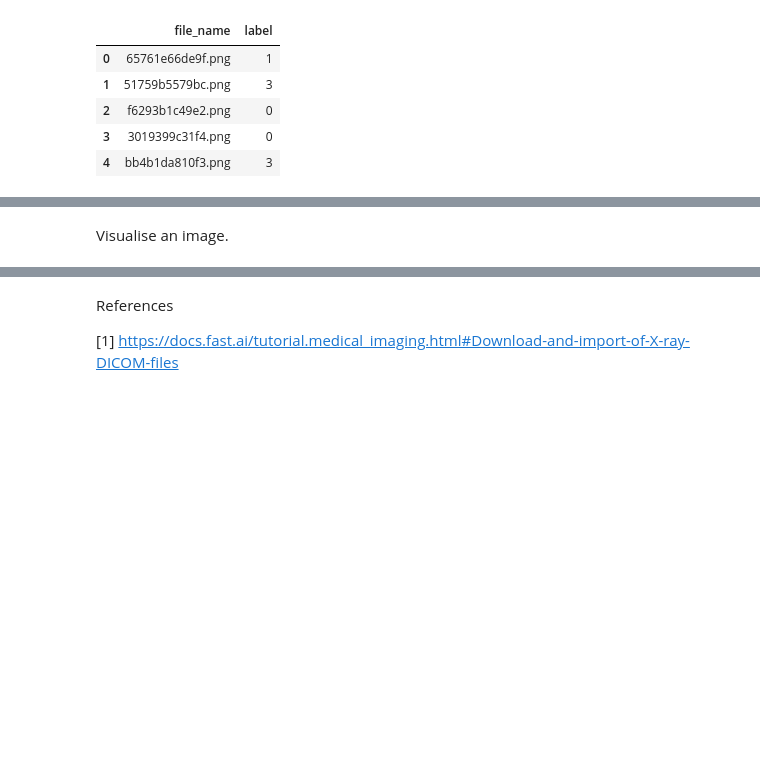
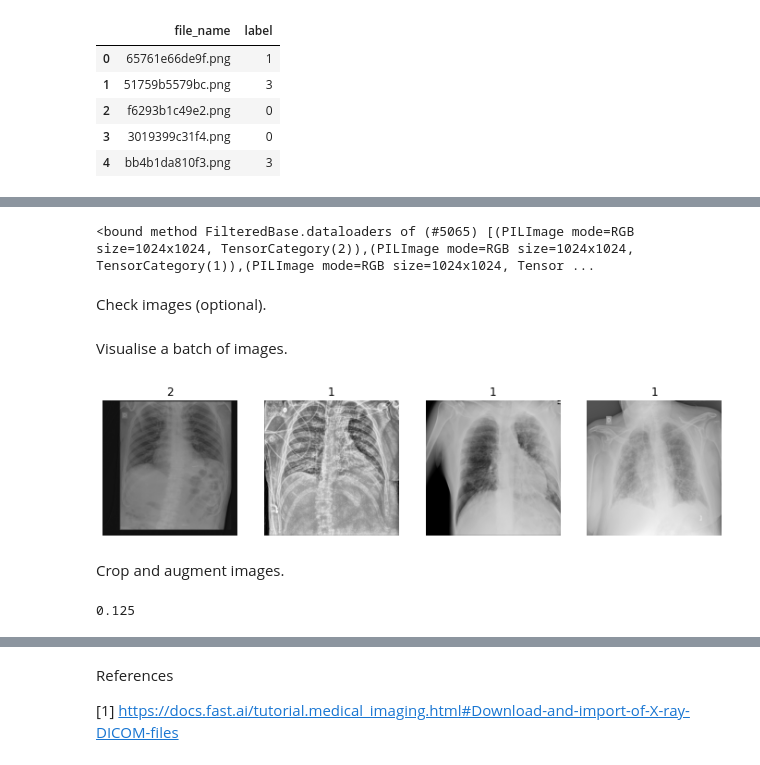
Before and after one commit to avkornaev/Fast_AI_course, a Jupyter notebook: XRayImagesAnalysis.ipynb, the cells around one changed output, grey strips where cells are left out. Saved outputs shown, nothing was run; the diff lists cells and outputs as text; code cells hidden in the pictures; blank space fills up the shorter version.

```diff
--- a/XRayImagesAnalysis.ipynb
+++ b/XRayImagesAnalysis.ipynb
@@ -40,6 +46,6 @@ print(os.listdir('/content')) # and it's content
 # %%
 import json
-with open(path/"targets.json", "r") as f:
+with open(dataPath/"targets.json", "r") as f:
     targets = json.load(f)
 print(targets)
 # %% [output]
@@ -75,5 +91,15 @@ Download and import of X-ray images.
 # %%
 #images_source = untar_data()
-xray = ImageDataLoaders.from_df(targetsDF, path=dataPath, valid_pct=0.2, seed=None, fn_col=0, folder=imdsFolder, suff='', label_col=1, label_delim=None, y_block=None, valid_col=None, item_tfms=None, batch_tfms=None, bs=64, val_bs=None, shuffle=True, device=None)
+xray = ImageDataLoaders.from_df(targetsDF, path=dataPath/imdsFolder, valid_pct=0.2,
+                                seed=42, fn_col=0, folder=None,
+                                suff='', label_col=1, label_delim=None,
+                                y_block=None, valid_col=None, item_tfms=None,
+                                batch_tfms=None, bs=64, val_bs=None,
+                                shuffle=None, device=None)
+# item_tfms=Resize(128)
-# %% [markdown]
-Visualise an image.
+# %%
+xray.dataloaders
+# %% [output]
+<bound method FilteredBase.dataloaders of (#5065) [(PILImage mode=RGB size=1024x1024, TensorCategory(2)),(PILImage mode=RGB size=1024x1024, TensorCategory(1)),(PILImage mode=RGB size=1024x1024, Tensor ...
+# %% [markdown]
+Check images (optional).
@@ -79,0 +112,12 @@ Visualise an image.
+# %% [markdown]
+Visualise a batch of images.
+# %%
+xray.show_batch(max_n=4, nrows=1)
+# %% [output]
+[figure, added]
+# %% [markdown]
+Crop and augment images.
+# %%
+cropRatio
+# %% [output]
+0.125
```
Also changed, not shown: parts of 13 cells of this notebook.
